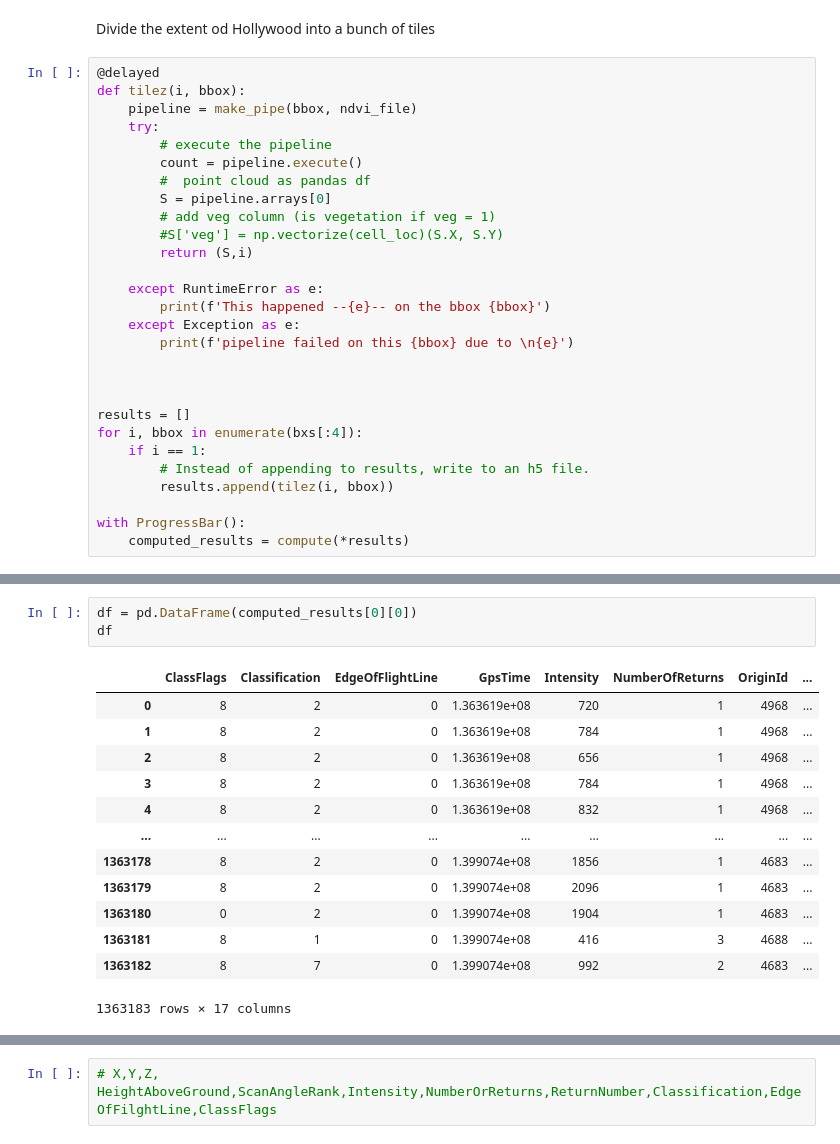
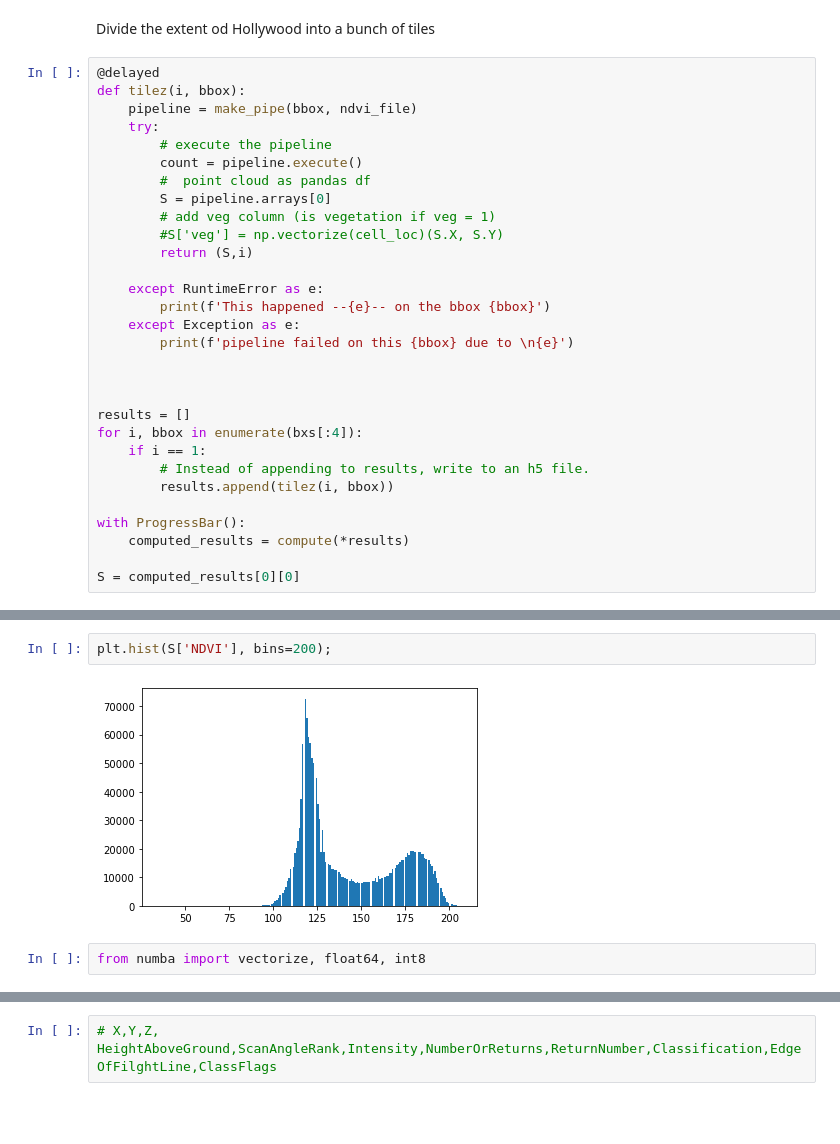
Before and after one commit to kulpojke/UrbanForest, a Jupyter notebook: Lidar/Hollywood_PointCloud-Copy1.ipynb, the cells around one changed output, grey strips where cells are left out. Cells and saved outputs as stored; diff of their text form; blank space fills up the shorter version.

```diff
--- a/Lidar/Hollywood_PointCloud-Copy1.ipynb
+++ b/Lidar/Hollywood_PointCloud-Copy1.ipynb
@@ -343,4 +333,6 @@ for i, bbox in enumerate(bxs[:4]):
 
 with ProgressBar():
     computed_results = compute(*results)
+
+S = computed_results[0][0]
 # %% [output]
@@ -361,17 +340,6 @@ computed_results
-# %%
-df = pd.DataFrame(computed_results[0][0])
-df
-# %% [output]
-|  | ClassFlags | Classification | EdgeOfFlightLine | GpsTime | Intensity | NumberOfReturns | OriginId | ... |
-| 0 | 8 | 2 | 0 | 1.363619e+08 | 720 | 1 | 4968 | ... |
-| 1 | 8 | 2 | 0 | 1.363619e+08 | 784 | 1 | 4968 | ... |
-| 2 | 8 | 2 | 0 | 1.363619e+08 | 656 | 1 | 4968 | ... |
-| 3 | 8 | 2 | 0 | 1.363619e+08 | 784 | 1 | 4968 | ... |
-| 4 | 8 | 2 | 0 | 1.363619e+08 | 832 | 1 | 4968 | ... |
-| ... | ... | ... | ... | ... | ... | ... | ... | ... |
-| 1363178 | 8 | 2 | 0 | 1.399074e+08 | 1856 | 1 | 4683 | ... |
-| 1363179 | 8 | 2 | 0 | 1.399074e+08 | 2096 | 1 | 4683 | ... |
-| 1363180 | 0 | 2 | 0 | 1.399074e+08 | 1904 | 1 | 4683 | ... |
-| 1363181 | 8 | 1 | 0 | 1.399074e+08 | 416 | 3 | 4688 | ... |
-| 1363182 | 8 | 7 | 0 | 1.399074e+08 | 992 | 2 | 4683 | ... |
-1363183 rows × 17 columns
+# %%
+plt.hist(S['NDVI'], bins=200);
+# %% [output]
+[figure, added]
+# %%
+from numba import vectorize, float64, int8
```
Also changed, not shown: parts of 10 cells of this notebook.
